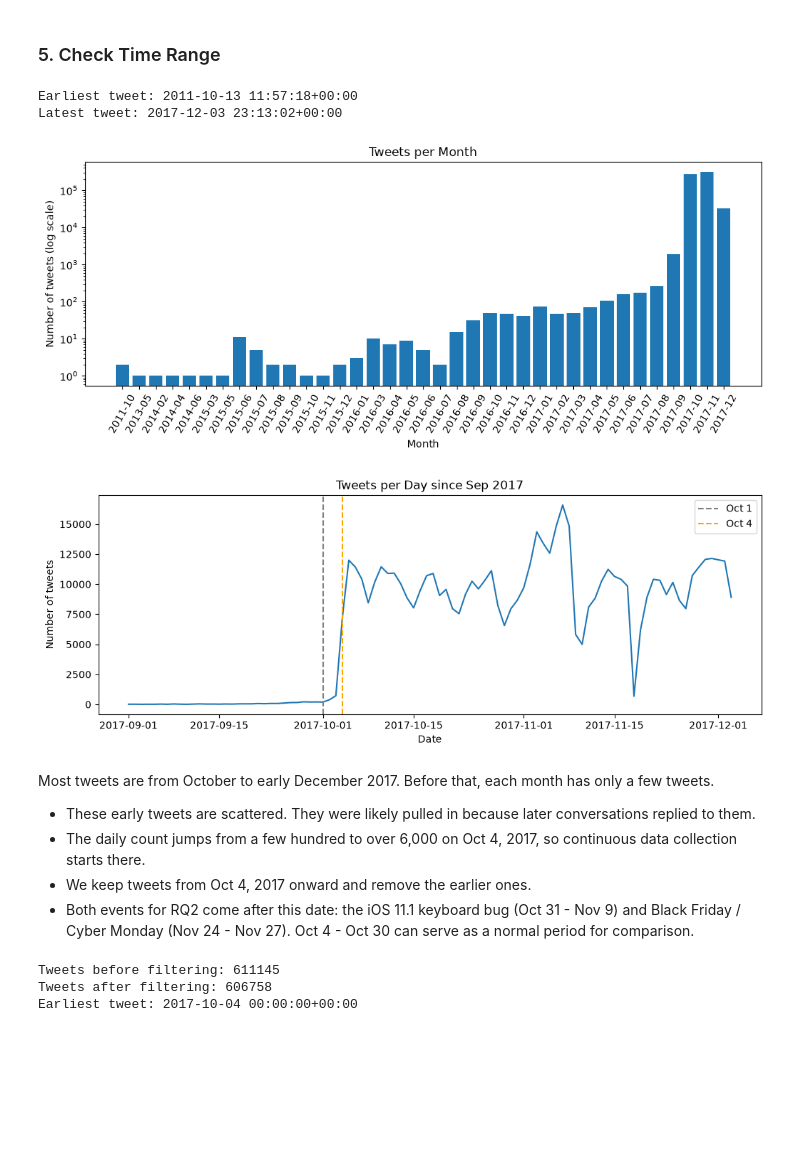
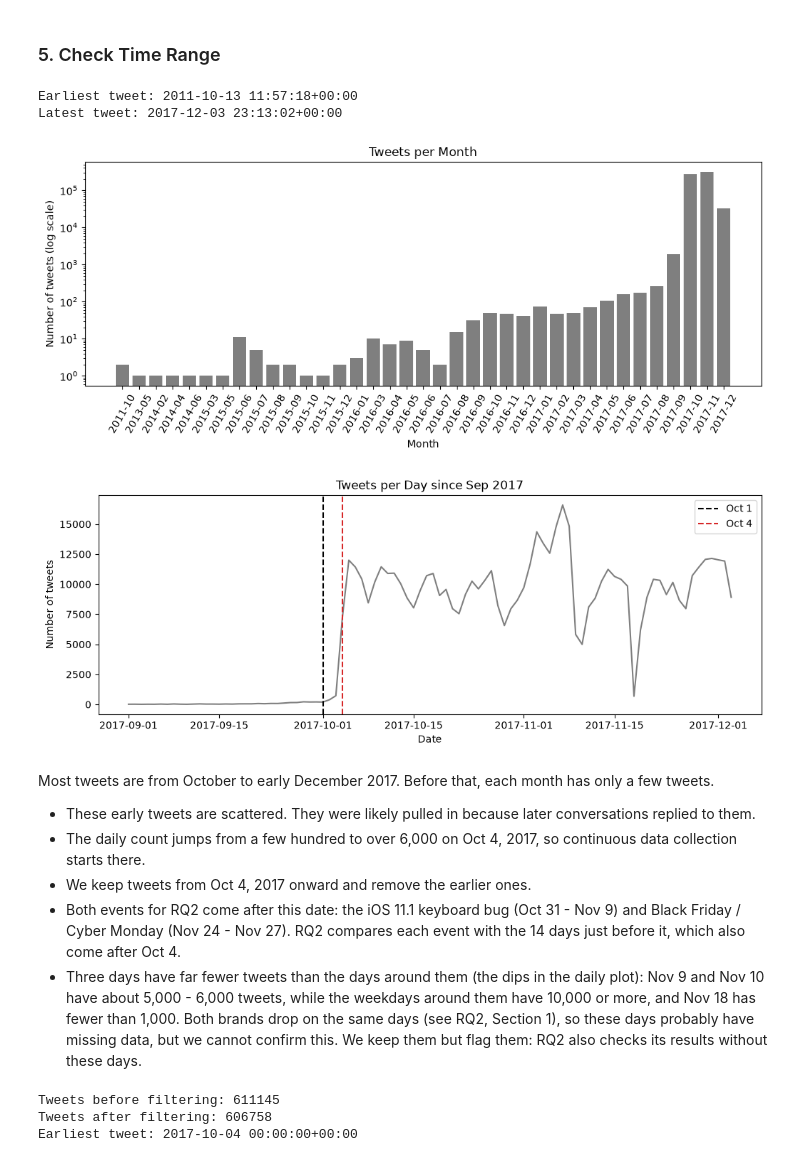
Before and after one commit to Shengyuan-Liu/CustomerSupportAnalysis, a Jupyter notebook: main.ipynb, the cells around one changed output. Cells and saved outputs as stored; diff of their text form; code cells hidden in the pictures; blank space fills up the shorter version.

```diff
--- a/main.ipynb
+++ b/main.ipynb
@@ -124,7 +130,12 @@ The Algorithm is:
 # %%
 def find_related_brands(data):
-    """Fill unknown brands one reply step at a time using pandas.
-    Keep the first assigned brand and return a Series aligned with data.
+    """Label each tweet with the support account of its conversation.
+
+    Input: a DataFrame of tweets with `tweet_id`, `in_response_to_tweet_id`,
+    `author_id` and `inbound`.
+    Output: a Series aligned with `data`. It holds the support account name of each
+    tweet, or a missing value if the tweet is not connected to any support tweet.
+    A tweet keeps the first brand it gets.
     """
     # First label the support tweet.
     messages = data[["tweet_id", "in_response_to_tweet_id"]].copy()
@@ -220,44 +231,45 @@ dtype: object
 # %%
 print("Earliest tweet:", cleaned_df["created_at"].min())
 print("Latest tweet:", cleaned_df["created_at"].max())
 
 # Count tweets per month (log scale, because early months are very small)
 month_counts = pd.DataFrame({"Tweet Count": cleaned_df["created_at"].dt.strftime("%Y-%m").value_counts().sort_index()})
 
 plt.figure(figsize=(12, 4))
-plt.bar(month_counts.index, month_counts["Tweet Count"])
+plt.bar(month_counts.index, month_counts["Tweet Count"], color="tab:gray")
 plt.yscale("log")
 plt.xticks(rotation=60)
 plt.xlabel("Month")
 plt.ylabel("Number of tweets (log scale)")
 plt.title("Tweets per Month")
 plt.show()
 
 # Zoom in: count tweets per day since Sep 2017
 recent = cleaned_df[cleaned_df["created_at"] >= "2017-09-01"]
 day_counts = recent["created_at"].dt.date.value_counts().sort_index()
 
 plt.figure(figsize=(12, 4))
-plt.plot(day_counts.index, day_counts.values)
-plt.axvline(pd.Timestamp("2017-10-01"), color="gray", linestyle="--", label="Oct 1")
-plt.axvline(pd.Timestamp("2017-10-04"), color="orange", linestyle="--", label="Oct 4")
+plt.plot(day_counts.index, day_counts.values, color="tab:gray")
+plt.axvline(pd.Timestamp("2017-10-01"), color="black", linestyle="--", label="Oct 1")
+plt.axvline(pd.Timestamp("2017-10-04"), color="tab:red", linestyle="--", label="Oct 4")
 plt.xlabel("Date")
 plt.ylabel("Number of tweets")
 plt.title("Tweets per Day since Sep 2017")
 plt.legend()
 plt.show()
 # %% [output]
 Earliest tweet: 2011-10-13 11:57:18+00:00
 Latest tweet: 2017-12-03 23:13:02+00:00
-[figure, old version]
+[figure, new version]
-[figure, old version]
+[figure, new version]
 # %% [markdown]
 Most tweets are from October to early December 2017. Before that, each month has only a few tweets.
 
 - These early tweets are scattered. They were likely pulled in because later conversations replied to them.
 - The daily count jumps from a few hundred to over 6,000 on Oct 4, 2017, so continuous data collection starts there.
 - We keep tweets from Oct 4, 2017 onward and remove the earlier ones.
-- Both events for RQ2 come after this date: the iOS 11.1 keyboard bug (Oct 31 - Nov 9) and Black Friday / Cyber Monday (Nov 24 - Nov 27). Oct 4 - Oct 30 can serve as a normal period for comparison.
+- Both events for RQ2 come after this date: the iOS 11.1 keyboard bug (Oct 31 - Nov 9) and Black Friday / Cyber Monday (Nov 24 - Nov 27). RQ2 compares each event with the 14 days just before it, which also come after Oct 4.
+- Three days have far fewer tweets than the days around them (the dips in the daily plot): Nov 9 and Nov 10 have about 5,000 - 6,000 tweets, while the weekdays around them have 10,000 or more, and Nov 18 has fewer than 1,000. Both brands drop on the same days (see RQ2, Section 1), so these days probably have missing data, but we cannot confirm this. We keep them but flag them: RQ2 also checks its results without these days.
 # %%
 print("Tweets before filtering:", cleaned_df.shape[0])
 # Keep tweets from Oct 4, 2017
```
Also changed, not shown: parts of 151 cells of this notebook, 1 other file.
